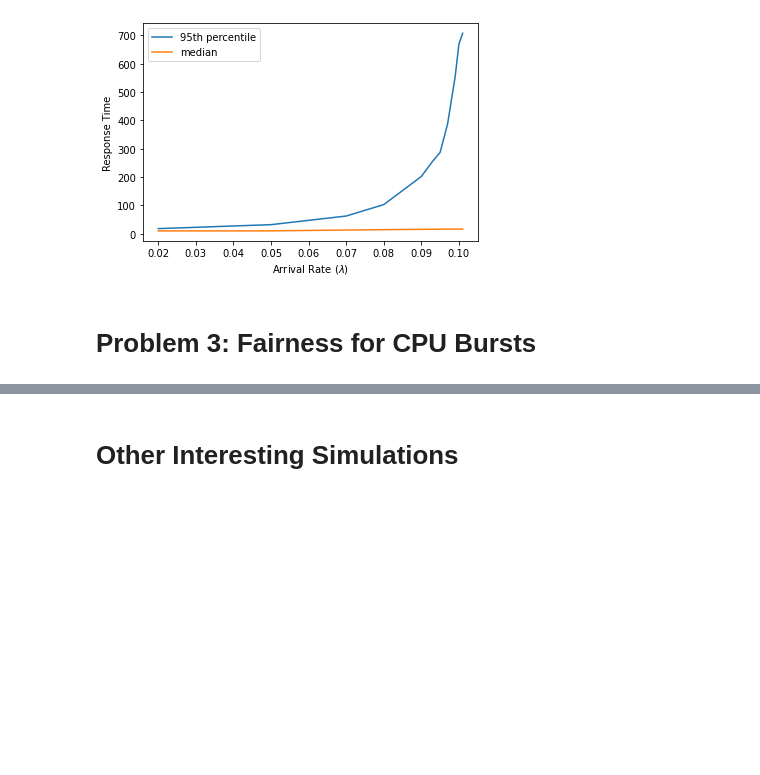
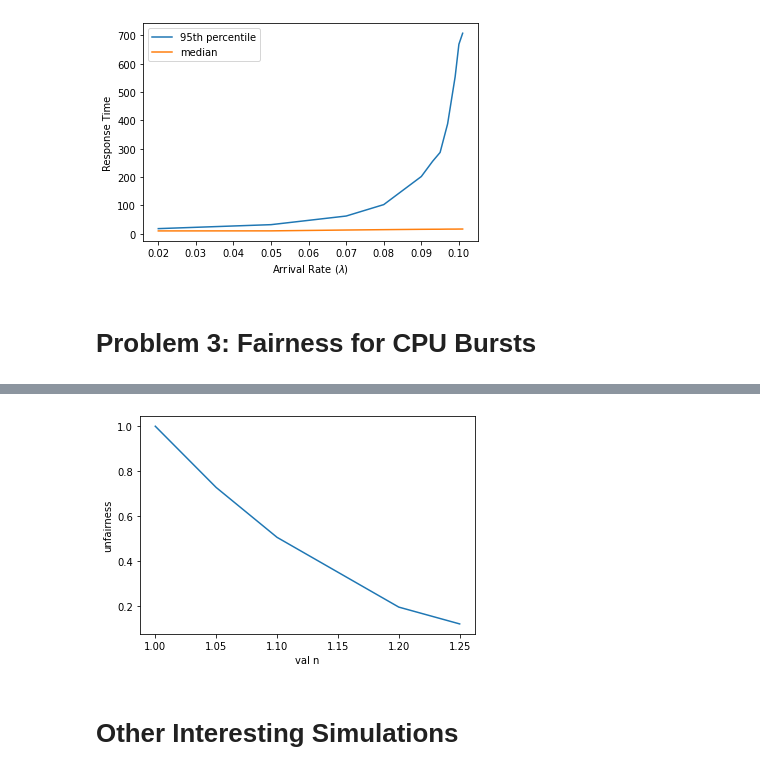
Before and after one commit to archit120/student0, a Jupyter notebook: hw3/scheduling.ipynb, the cells around one changed output, grey strips where cells are left out. Cells and saved outputs as stored; diff of their text form; code cells hidden in the pictures; blank space fills up the shorter version.

```diff
--- a/hw3/scheduling.ipynb
+++ b/hw3/scheduling.ipynb
@@ -1117,3 +1189,10 @@ print("Fraction of runs that were unfair:", unfair_count / (fair_count + unfair_
+# %%
+plt.xlabel("val n")
+plt.ylabel("unfairness")
+plt.plot(Ns[:-1], fairness_wrt_m)
+plt.show()
+# %% [output]
+[figure, added]
 # %% [markdown]
 # Other Interesting Simulations
 # %% [markdown]
```
Also changed, not shown: parts of 14 cells of this notebook, 1 other file.
